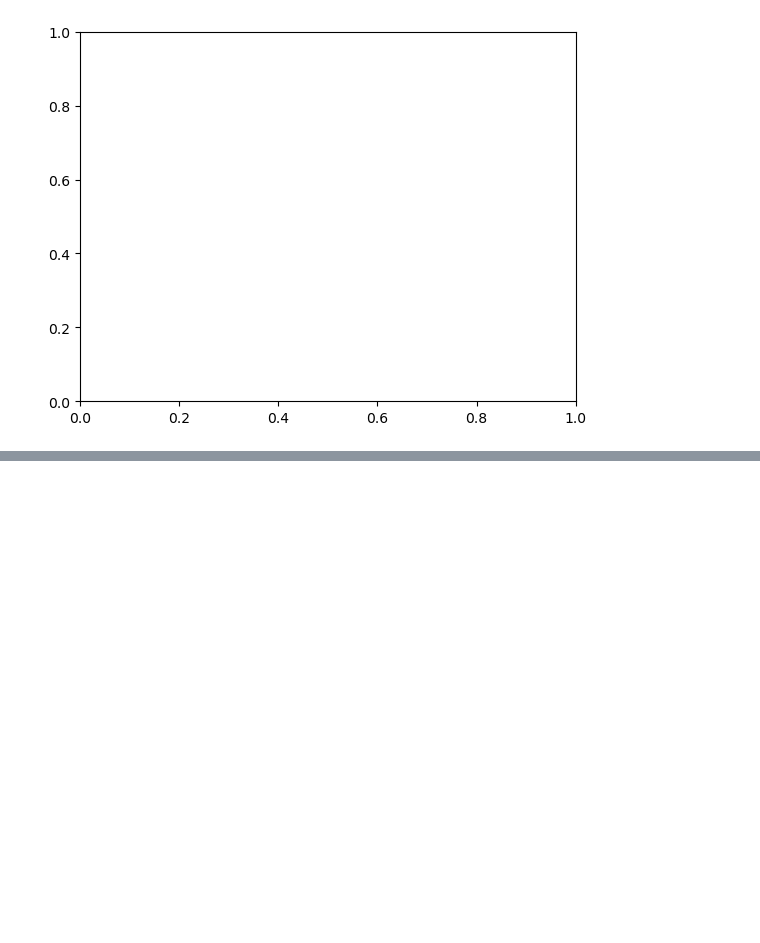
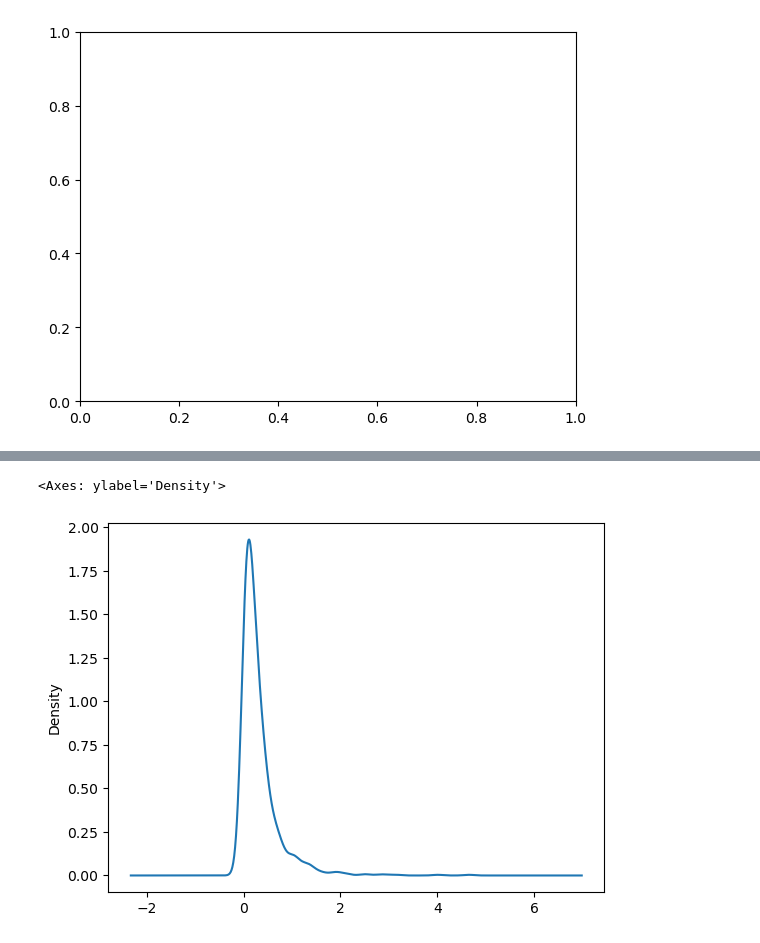
Before and after one commit to Shivamg27071999/Statistics, a Jupyter notebook: Continous Distribution.ipynb, the cells around one changed output, grey strips where cells are left out. Cells and saved outputs as stored; diff of their text form; code cells hidden in the pictures; blank space fills up the shorter version.

```diff
--- a/Continous Distribution.ipynb
+++ b/Continous Distribution.ipynb
@@ -315,0 +365,7 @@ ValueError: `dataset` input should have multiple elements.
+# %%
+paretod=pd.Series(np.random.pareto(a=4, size=1000))
+# %%
+paretod.plot(kind='density')
+# %% [output]
+<Axes: ylabel='Density'>
+[figure, added]
```
Also changed, not shown: parts of 19 cells of this notebook, 2 other files.
